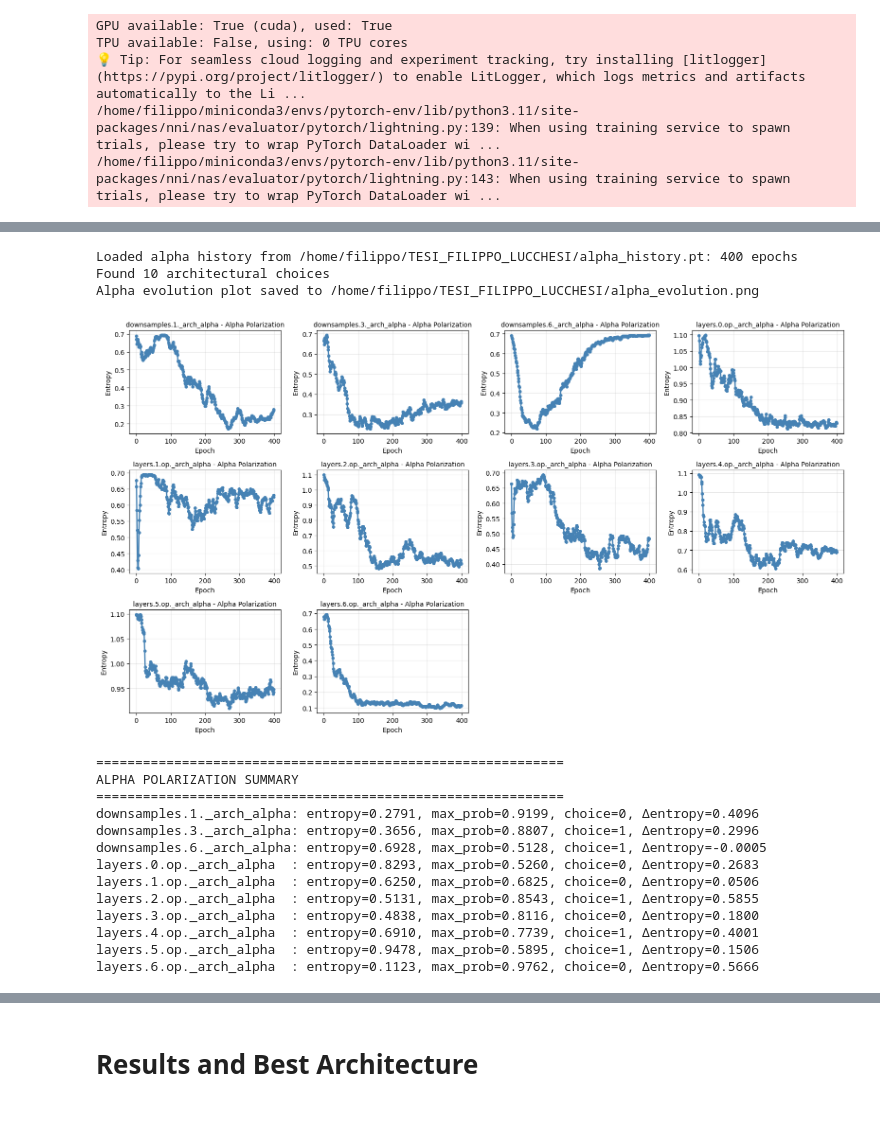
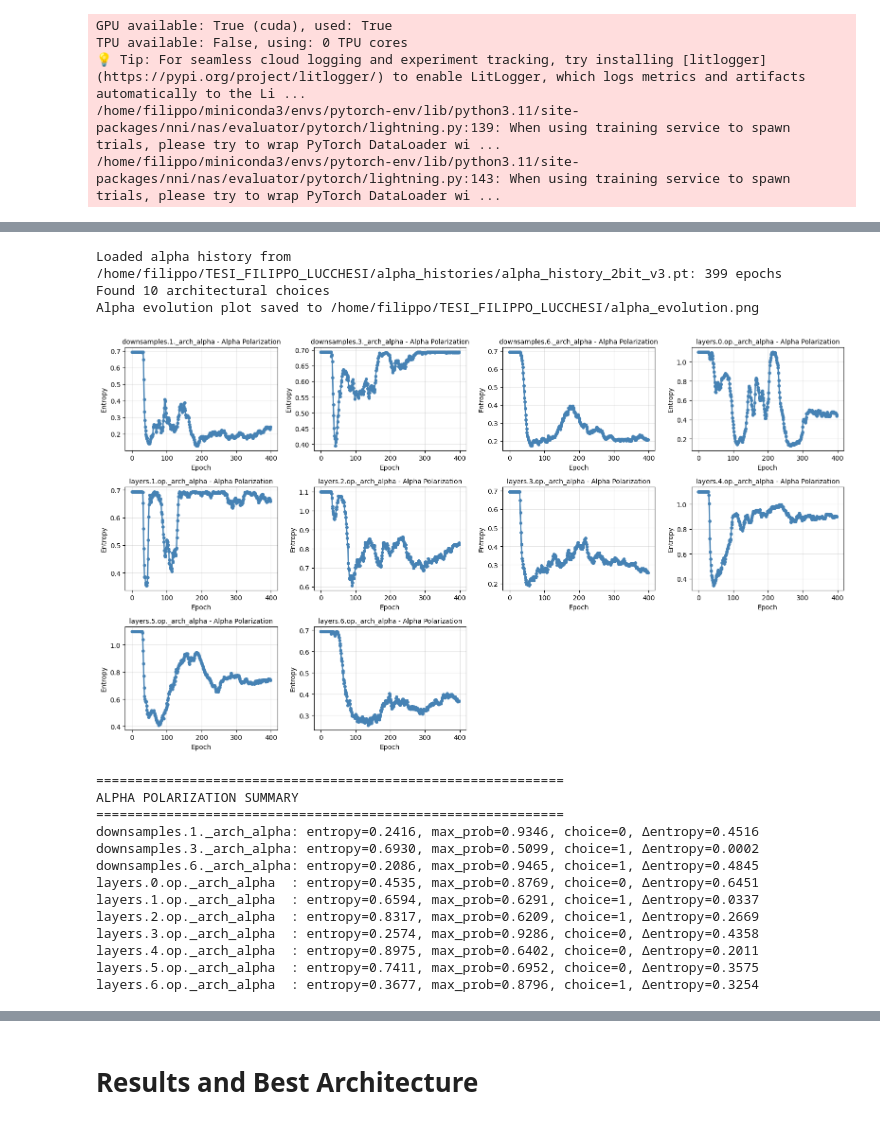
Before and after one commit to FilippoLucchesi/TESI_FILIPPO_LUCCHESI, a Jupyter notebook: DARTS_search_quantV1_2bit.ipynb, the cells around one changed output, grey strips where cells are left out. Saved outputs shown, nothing was run; the diff lists cells and outputs as text; code cells hidden in the pictures.

```diff
--- a/DARTS_search_quantV1_2bit.ipynb
+++ b/DARTS_search_quantV1_2bit.ipynb
@@ -1084,11 +1165,24 @@ checkpoint_callback = ModelCheckpoint(
 # This cell prepares infrastructure to track architecture parameter (alpha) evolution during training
 
 import os
+import re
 import torch
 import numpy as np
 import matplotlib.pyplot as plt
 from matplotlib import cm
 import seaborn as sns
+
+
+def _next_versioned_path(folder: str, base_name: str, ext: str) -> str:
+    os.makedirs(folder, exist_ok=True)
+    pattern = re.compile(rf"^{re.escape(base_name)}_v(\d+){re.escape(ext)}$")
+    max_v = 0
+    for fname in os.listdir(folder):
+        match = pattern.match(fname)
+        if match:
+            max_v = max(max_v, int(match.group(1)))
+    return os.path.join(folder, f"{base_name}_v{max_v + 1}{ext}")
+
 
 class AlphaTracker:
     """Track architecture parameters (alphas) throughout training and persist them to disk."""
@@ -1185,8 +1279,10 @@ class AlphaTracker:
 
         return stats
 
-# Save alpha history to an absolute, workspace-local file so the NNI trial process can write to it.
-alpha_history_path = '/home/filippo/TESI_FILIPPO_LUCCHESI/alpha_history.pt'
+
+# Save alpha history to a versioned, workspace-local file so the NNI trial process can write to it.
+alpha_history_dir = '/home/filippo/TESI_FILIPPO_LUCCHESI/alpha_histories'
+alpha_history_path = _next_versioned_path(alpha_history_dir, 'alpha_history_2bit', '.pt')
 
 # Initialize tracker
 alpha_tracker = AlphaTracker(save_path=alpha_history_path)
@@ -1406,17 +1507,22 @@ Arch params (excluded): 19
 # %%
 # Load and visualize alpha evolution throughout the search
 import pickle
+import os
+import glob
 import numpy as np
 import matplotlib.pyplot as plt
 import seaborn as sns
 from scipy.special import softmax
 
-alpha_history_path = '/home/filippo/TESI_FILIPPO_LUCCHESI/alpha_history.pt'
-if os.path.exists(alpha_history_path):
+alpha_history_dir = '/home/filippo/TESI_FILIPPO_LUCCHESI/alpha_histories'
+alpha_history_pattern = os.path.join(alpha_history_dir, 'alpha_history_2bit*.pt')
+alpha_history_candidates = glob.glob(alpha_history_pattern)
+if alpha_history_candidates:
+    alpha_history_path = max(alpha_history_candidates, key=os.path.getmtime)
     history = torch.load(alpha_history_path, map_location='cpu')
     print(f"Loaded alpha history from {alpha_history_path}: {len(history)} epochs")
 else:
-    print(f"Warning: {alpha_history_path} not found. Run the search cell first.")
+    print(f"Warning: no alpha history files found at {alpha_history_pattern}. Run the search cell first.")
     history = None
 
 if history is not None and len(history) > 0:
@@ -1460,47 +1566,47 @@ if history is not None and len(history) > 0:
 
     plt.tight_layout()
     plt.savefig('/home/filippo/TESI_FILIPPO_LUCCHESI/alpha_evolution.png', dpi=150, bbox_inches='tight')
     print("Alpha evolution plot saved to /home/filippo/TESI_FILIPPO_LUCCHESI/alpha_evolution.png")
     plt.show()
 
     # Print summary statistics
     print("\n" + "="*60)
     print("ALPHA POLARIZATION SUMMARY")
     print("="*60)
     for idx, name in enumerate(alpha_names):
         probs_list = []
         for epoch_data in history:
             probs = softmax(epoch_data['alphas'][name])
             probs_list.append(probs)
         probs_array = np.array(probs_list)
 
         # Final entropy
         final_entropy = -np.sum(probs_array[-1] * np.log(probs_array[-1] + 1e-12))
         max_prob_final = np.max(probs_array[-1])
         winning_choice = np.argmax(probs_array[-1])
 
         # Entropy change
         initial_entropy = -np.sum(probs_array[0] * np.log(probs_array[0] + 1e-12))
         entropy_change = initial_entropy - final_entropy
 
         print(f"{name:25s}: entropy={final_entropy:.4f}, max_prob={max_prob_final:.4f}, choice={winning_choice}, Δentropy={entropy_change:.4f}")
 # %% [output]
-Loaded alpha history from /home/filippo/TESI_FILIPPO_LUCCHESI/alpha_history.pt: 400 epochs
+Loaded alpha history from /home/filippo/TESI_FILIPPO_LUCCHESI/alpha_histories/alpha_history_2bit_v3.pt: 399 epochs
 Found 10 architectural choices
 Alpha evolution plot saved to /home/filippo/TESI_FILIPPO_LUCCHESI/alpha_evolution.png
-[figure, old version]
+[figure, new version]
 ============================================================
 ALPHA POLARIZATION SUMMARY
 ============================================================
-downsamples.1._arch_alpha: entropy=0.2791, max_prob=0.9199, choice=0, Δentropy=0.4096
-downsamples.3._arch_alpha: entropy=0.3656, max_prob=0.8807, choice=1, Δentropy=0.2996
-downsamples.6._arch_alpha: entropy=0.6928, max_prob=0.5128, choice=1, Δentropy=-0.0005
-layers.0.op._arch_alpha  : entropy=0.8293, max_prob=0.5260, choice=0, Δentropy=0.2683
-layers.1.op._arch_alpha  : entropy=0.6250, max_prob=0.6825, choice=0, Δentropy=0.0506
-layers.2.op._arch_alpha  : entropy=0.5131, max_prob=0.8543, choice=1, Δentropy=0.5855
-layers.3.op._arch_alpha  : entropy=0.4838, max_prob=0.8116, choice=0, Δentropy=0.1800
-layers.4.op._arch_alpha  : entropy=0.6910, max_prob=0.7739, choice=1, Δentropy=0.4001
-layers.5.op._arch_alpha  : entropy=0.9478, max_prob=0.5895, choice=1, Δentropy=0.1506
-layers.6.op._arch_alpha  : entropy=0.1123, max_prob=0.9762, choice=0, Δentropy=0.5666
+downsamples.1._arch_alpha: entropy=0.2416, max_prob=0.9346, choice=0, Δentropy=0.4516
+downsamples.3._arch_alpha: entropy=0.6930, max_prob=0.5099, choice=1, Δentropy=0.0002
+downsamples.6._arch_alpha: entropy=0.2086, max_prob=0.9465, choice=1, Δentropy=0.4845
+layers.0.op._arch_alpha  : entropy=0.4535, max_prob=0.8769, choice=0, Δentropy=0.6451
+layers.1.op._arch_alpha  : entropy=0.6594, max_prob=0.6291, choice=1, Δentropy=0.0337
+layers.2.op._arch_alpha  : entropy=0.8317, max_prob=0.6209, choice=1, Δentropy=0.2669
+layers.3.op._arch_alpha  : entropy=0.2574, max_prob=0.9286, choice=0, Δentropy=0.4358
+layers.4.op._arch_alpha  : entropy=0.8975, max_prob=0.6402, choice=0, Δentropy=0.2011
+layers.5.op._arch_alpha  : entropy=0.7411, max_prob=0.6952, choice=0, Δentropy=0.3575
+layers.6.op._arch_alpha  : entropy=0.3677, max_prob=0.8796, choice=1, Δentropy=0.3254
 # %%
 # Final supernet state from alpha_history (last captured epoch)
```
Also changed, not shown: parts of 19 cells of this notebook, 54 other files.
